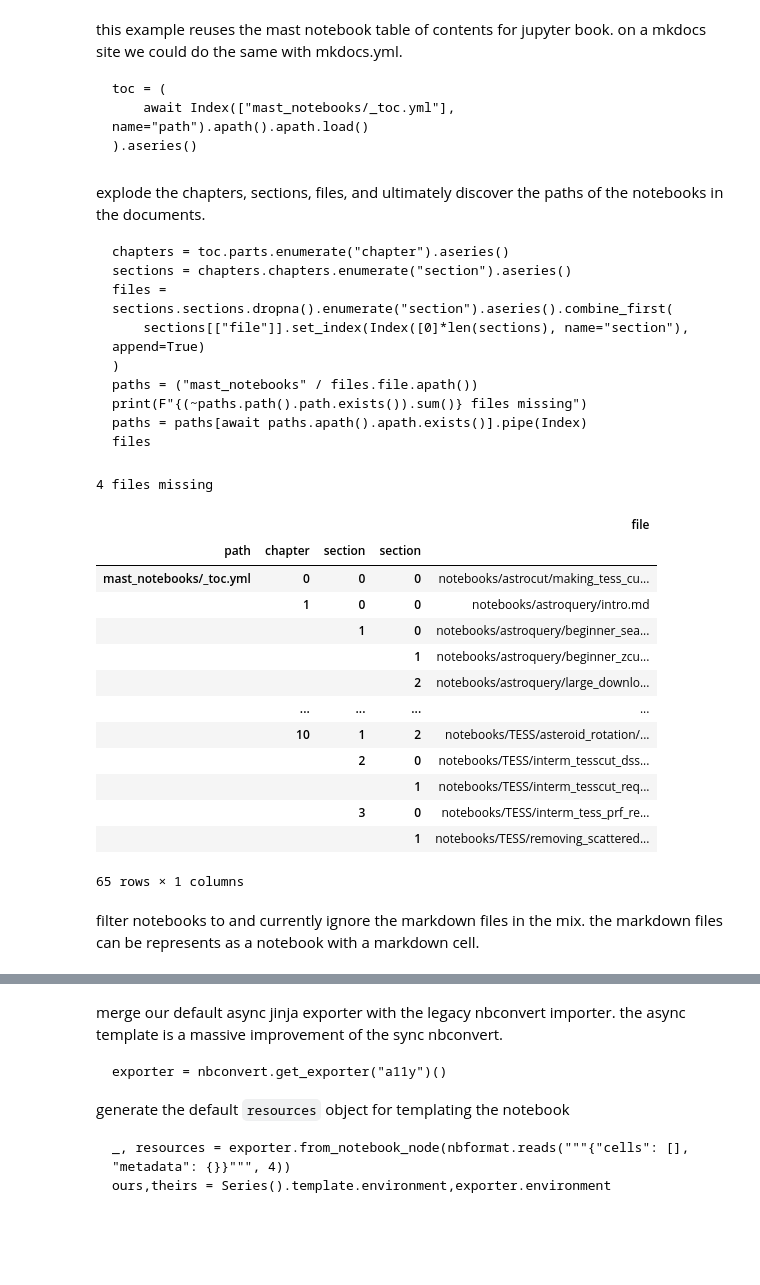
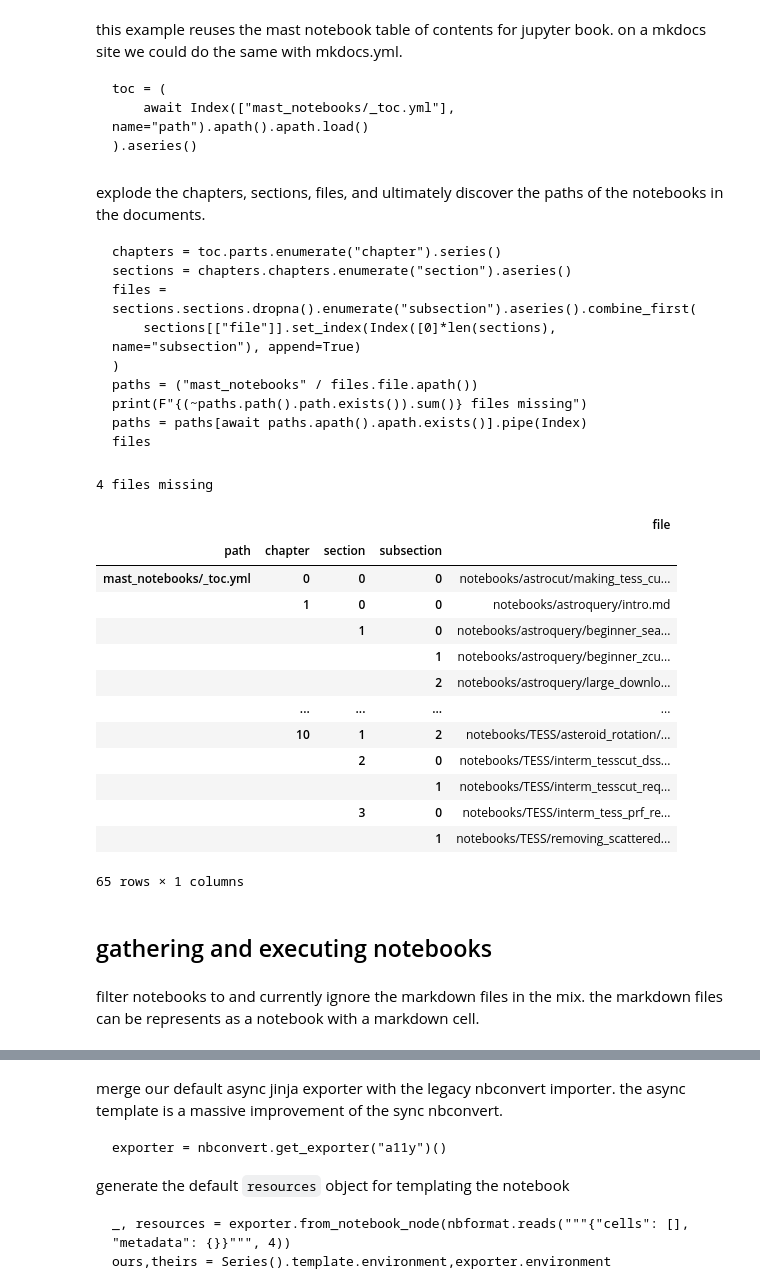
Before and after one commit to tonyfast/tonyfast, a Jupyter notebook: tonyfast/xxiv/2024-01-25-mast-a11y-notebooks.ipynb, the cells around one changed output, grey strips where cells are left out. Saved outputs shown, nothing was run; the diff lists cells and outputs as text; code cells hidden in the pictures; blank space fills up the shorter version.

```diff
--- a/tonyfast/xxiv/2024-01-25-mast-a11y-notebooks.ipynb
+++ b/tonyfast/xxiv/2024-01-25-mast-a11y-notebooks.ipynb
@@ -57,35 +56,41 @@ this example reuses the mast notebook table of contents for jupyter book. on a m
     config = (
         await Index(["mast_notebooks/_config.yml"], name="path").apath().apath.load()
     ).aseries().T.iloc[:,0]
+# %%
+    chapters = toc.parts.enumerate("chapter").series()
+    sections = chapters.chapters.enumerate("section").series()
+    files = sections.sections.dropna().enumerate("section").series().combine_first(
+        sections[["file"]].set_index(Index([0]*len(sections), name="section"), append=True)
+    )
 # %%
 %%
 explode the chapters, sections, files, and ultimately discover the paths of the notebooks in the documents.
 
-    chapters = toc.parts.enumerate("chapter").aseries()
+    chapters = toc.parts.enumerate("chapter").series()
     sections = chapters.chapters.enumerate("section").aseries()
-    files = sections.sections.dropna().enumerate("section").aseries().combine_first(
-        sections[["file"]].set_index(Index([0]*len(sections), name="section"), append=True)
+    files = sections.sections.dropna().enumerate("subsection").aseries().combine_first(
+        sections[["file"]].set_index(Index([0]*len(sections), name="subsection"), append=True)
     )
     paths = ("mast_notebooks" / files.file.apath())
     print(F"{(~paths.path().path.exists()).sum()} files missing")
     paths = paths[await paths.apath().apath.exists()].pipe(Index)
     files
 # %% [output]
 
 explode the chapters, sections, files, and ultimately discover the paths of the notebooks in the documents.
 
-    chapters = toc.parts.enumerate("chapter").aseries()
+    chapters = toc.parts.enumerate("chapter").series()
     sections = chapters.chapters.enumerate("section").aseries()
-    files = sections.sections.dropna().enumerate("section").aseries().combine_first(
-        sections[["file"]].set_index(Index([0]*len(sections), name="section"), append=True)
+    files = sections.sections.dropna().enumerate("subsection").aseries().combine_first(
+        sections[["file"]].set_index(Index([0]*len(sections), name="subsection"), append=True)
     )
     paths = ("mast_notebooks" / files.file.apath())
     print(F"{(~paths.path().path.exists()).sum()} files missing")
     paths = paths[await paths.apath().apath.exists()].pipe(Index)
     files
 4 files missing
 |  |  |  |  | file |
-| path | chapter | section | section |  |
+| path | chapter | section | subsection |  |
 | mast_notebooks/_toc.yml | 0 | 0 | 0 | notebooks/astrocut/making_tess_cu... |
 |  | 1 | 0 | 0 | notebooks/astroquery/intro.md |
 |  |  | 1 | 0 | notebooks/astroquery/beginner_sea... |
@@ -98,8 +103,10 @@ explode the chapters, sections, files, and ultimately discover the paths of the
 |  |  | 3 | 0 | notebooks/TESS/interm_tess_prf_re... |
 |  |  |  | 1 | notebooks/TESS/removing_scattered... |
 65 rows × 1 columns
+# %% [markdown]
+## gathering and executing notebooks
 # %%
     notebooks = (await paths.apath().apath.load())
-# %% [markdown]
-filter notebooks to and currently ignore the markdown files in the mix.
-the markdown files can be represents as a notebook with a markdown cell.
+# %% [markdown]
+filter notebooks to and currently ignore the markdown files in the mix.
+the markdown files can be represents as a notebook with a markdown cell.
```
Also changed, not shown: parts of 5 cells of this notebook.
